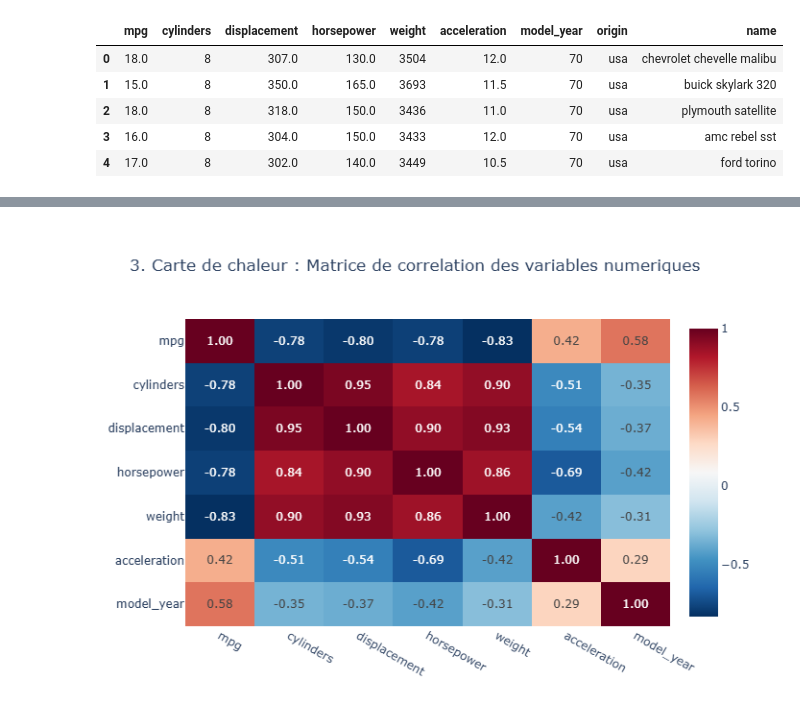
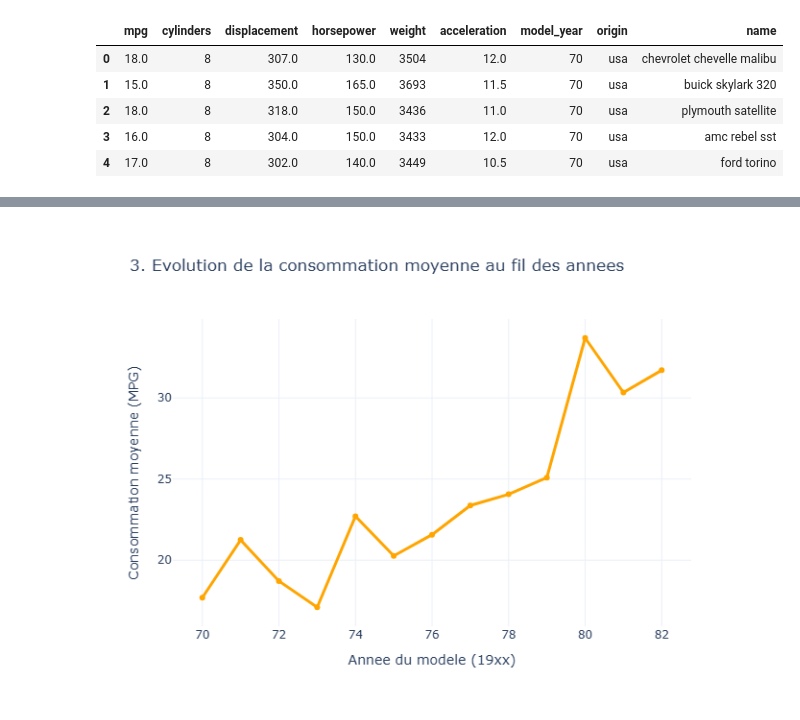
Before and after one commit to rosanajurdi/Data_Visualization_Course_2026, a Jupyter notebook: lab-sessions/lab4-ScatterPlots_line plots_heatmaps.ipynb, the cells around one changed output, grey strips where cells are left out. Drawn from its saved outputs; the diff is of its cells as text; code cells hidden in the pictures.

Commit message:
Lab 4 : Nouveaux graphiques et justifications

```diff
--- a/lab-sessions/lab4-ScatterPlots_line plots_heatmaps.ipynb
+++ b/lab-sessions/lab4-ScatterPlots_line plots_heatmaps.ipynb
@@ -20,58 +20,98 @@ mpg_df.head()
 | 3 | 16.0 | 8 | 304.0 | 150.0 | 3433 | 12.0 | 70 | usa | amc rebel sst |
 | 4 | 17.0 | 8 | 302.0 | 140.0 | 3449 | 10.5 | 70 | usa | ford torino |
 # %%
-# --- ÉTAPE 1 : IMPORTATIONS ET CHARGEMENT ---
+# --- ETAPE 1 : IMPORTATIONS ET CHARGEMENT ---
 import seaborn as sns
 import pandas as pd
 import plotly.express as px
 import plotly.io as pio
 from IPython.display import display
 
-# On passe en PNG pour corriger le bug de la Heatmap vide !
+# Rendu PNG pour affichage propre sur GitHub (sans bug d'accents)
 pio.renderers.default = "png"
 
 print("Chargement du dataset MPG...")
 mpg_df = sns.load_dataset("mpg")
 
-# --- ÉTAPE 2 : NUAGE DE POINTS (SCATTER PLOT) ---
-fig_scatter = px.scatter(
+print("\n" + "="*50)
+print("GRAPHIQUE 1 : NUAGE DE POINTS (SCATTER PLOT)")
+print("POURQUOI CE GRAPHIQUE ?")
+print("- Objectif : Observer la relation entre deux variables continues (le poids et la consommation).")
+print("- Justification : Le scatter plot est l'outil ideal pour identifier une correlation. Ici, on voit clairement une correlation negative (plus la voiture est lourde, moins elle parcourt de miles par gallon). L'ajout de la couleur par continent permet de voir que les voitures americaines (usa) sont generalement plus lourdes et moins economiques.")
+print("="*50)
+
+fig1 = px.scatter(
     mpg_df,
     x="weight",
     y="mpg",
     color="origin",
-    hover_name="name",
-    title="1. Nuage de points : Relation entre le Poids et la Consommation",
-    labels={"weight": "Poids de la voiture", "mpg": "Miles Per Gallon (Consommation)"},
+    title="1. Relation entre Poids (weight) et Consommation (mpg)",
+    labels={"weight": "Poids de la voiture", "mpg": "Consommation (MPG)"},
     template="plotly_white"
 )
-fig_scatter.show()
+fig1.show()
 
-# --- ÉTAPE 3 : GRAPHIQUE EN LIGNE (LINE PLOT) ---
-avg_mpg_per_year = mpg_df.groupby('model_year')['mpg'].mean().reset_index()
 
-fig_line = px.line(
-    avg_mpg_per_year,
+print("\n" + "="*50)
+print("GRAPHIQUE 2 : BOITE A MOUSTACHES (BOX PLOT)")
+print("POURQUOI CE GRAPHIQUE ?")
+print("- Objectif : Comparer la distribution d'une variable numerique selon des categories.")
+print("- Justification : Le box plot est parfait pour comparer la consommation (mpg) entre les differents continents (origin). Il nous permet de voir d'un seul coup d'oeil la mediane, la dispersion des donnees, et les valeurs aberrantes (outliers) pour chaque region de production.")
+print("="*50)
+
+fig2 = px.box(
+    mpg_df,
+    x="origin",
+    y="mpg",
+    color="origin",
+    title="2. Distribution de la consommation par continent d'origine",
+    labels={"origin": "Continent d'origine", "mpg": "Consommation (MPG)"},
+    template="plotly_white"
+)
+fig2.show()
+
+
+print("\n" + "="*50)
+print("GRAPHIQUE 3 : GRAPHIQUE EN LIGNE (LINE PLOT)")
+print("POURQUOI CE GRAPHIQUE ?")
+print("- Objectif : Analyser une evolution dans le temps (tendance temporelle).")
+print("- Justification : Le graphique en ligne est le standard absolu pour les donnees temporelles. En calculant la moyenne de mpg par annee (model_year), ce graphique montre clairement comment la crise petroliere et les avancees technologiques des annees 70 ont pousse les constructeurs a creer des voitures de plus en plus economiques.")
+print("="*50)
+
+# Calcul de la moyenne par annee
+avg_mpg_year = mpg_df.groupby('model_year')['mpg'].mean().reset_index()
+
+fig3 = px.line(
+    avg_mpg_year,
     x="model_year",
     y="mpg",
     markers=True,
-    title="2. Evolution temporelle : Consommation moyenne selon l'annee du modele",
+    title="3. Evolution de la consommation moyenne au fil des annees",
     labels={"model_year": "Annee du modele (19xx)", "mpg": "Consommation moyenne (MPG)"},
     template="plotly_white"
 )
-fig_line.update_traces(line_color="red")
-fig_line.show()
+fig3.update_traces(line_color="orange", line_width=3)
+fig3.show()
 
-# --- ÉTAPE 4 : CARTE DE CHALEUR (HEATMAP) ---
+
+print("\n" + "="*50)
+print("GRAPHIQUE 4 : CARTE DE CHALEUR (HEATMAP)")
+print("POURQUOI CE GRAPHIQUE ?")
+print("- Objectif : Visualiser la matrice de correlation de toutes les variables numeriques.")
+print("- Justification : Au lieu de tracer des dizaines de nuages de points un par un, la heatmap avec les coefficients de correlation permet d'identifier instantanement les relations fortes. Par exemple, le rouge fonce entre 'weight' et 'displacement' indique une très forte correlation positive.")
+print("="*50)
+
+# Matrice de correlation (uniquement sur les colonnes numeriques)
 numeric_df = mpg_df.select_dtypes(include=['number'])
 corr_matrix = numeric_df.corr()
 
-fig_heatmap = px.imshow(
+fig4 = px.imshow(
     corr_matrix,
     text_auto=".2f",
     aspect="auto",
     color_continuous_scale="RdBu_r",
-    title="3. Carte de chaleur : Matrice de correlation des variables numeriques"
+    title="4. Matrice de correlation globale des caracteristiques techniques"
 )
-fig_heatmap.show()
+fig4.show()
 # %% [output]
 Chargement du dataset MPG...
@@ -80 +139 @@ Chargement du dataset MPG...
-[figure, old version]
+[figure, new version]
```
Also changed, not shown: parts of 1 cell of this notebook.
